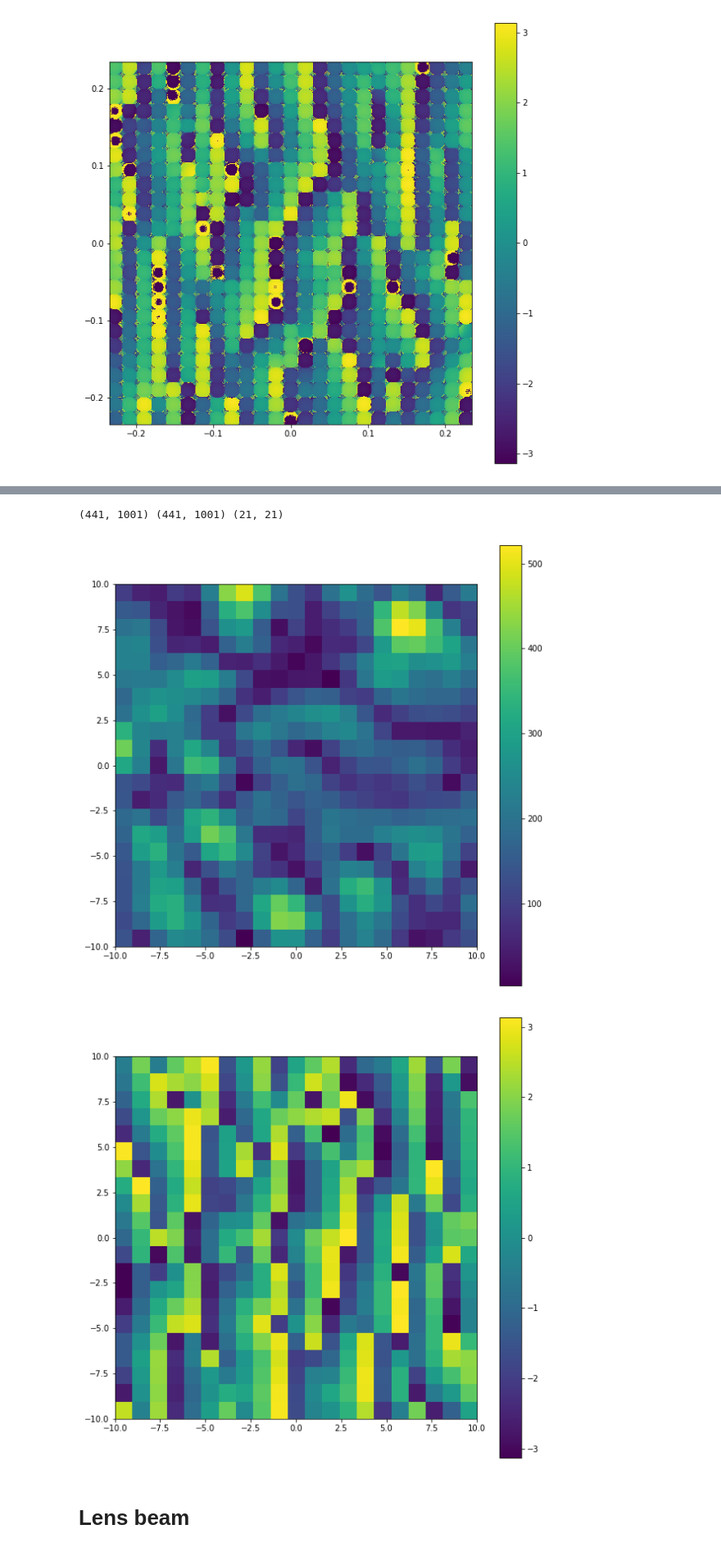
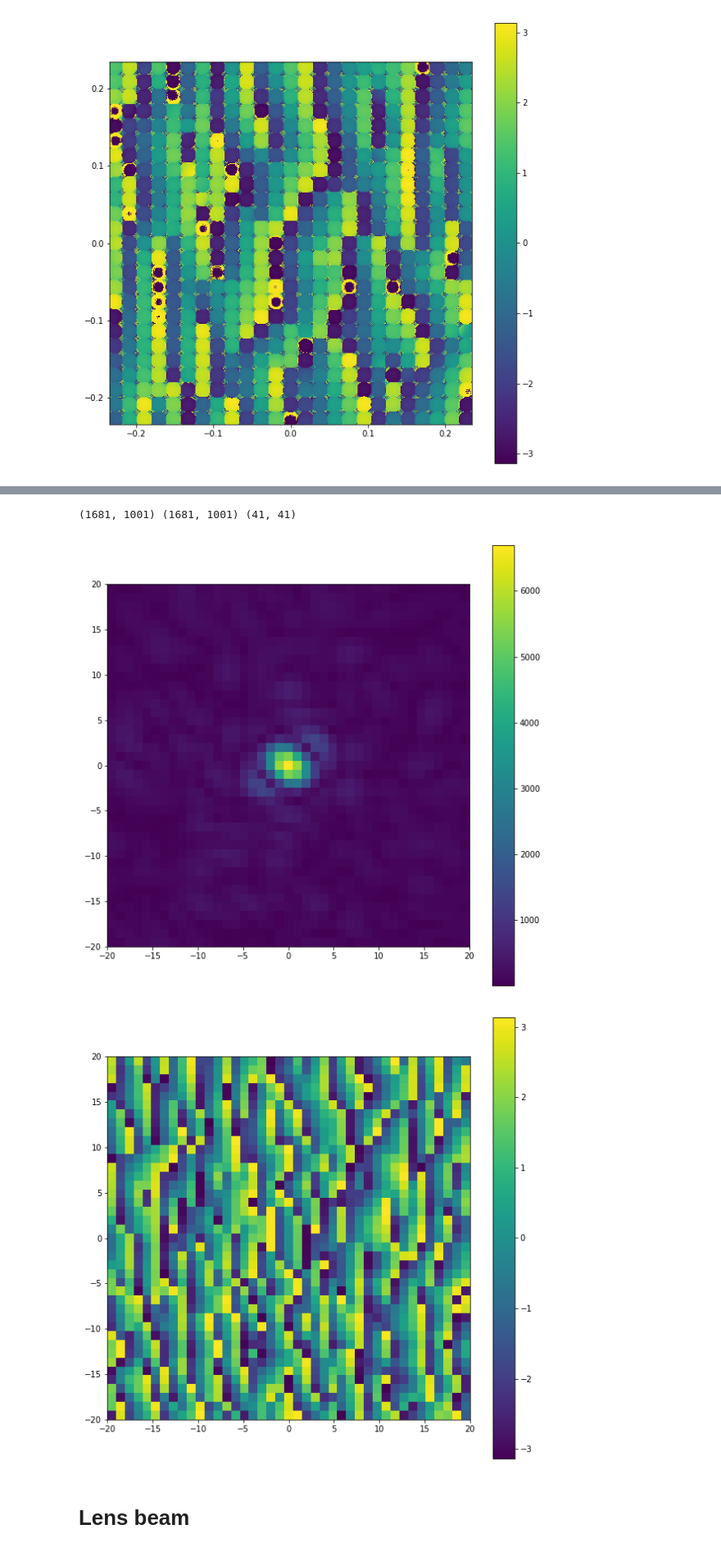
Before and after one commit to simply-nicky/cbc, a Jupyter notebook: prototyping/proto.ipynb, the cells around one changed output, grey strips where cells are left out. Shown at 82% size. Saved outputs shown, nothing was run; the diff lists cells and outputs as text; code cells hidden in the pictures.

```diff
--- a/prototyping/proto.ipynb
+++ b/prototyping/proto.ipynb
@@ -299,0 +291,21 @@ H, K = 10, 10
+# %%
+beam = cbc.BesselBeam(waist, wavelength)
+diff = cbc.Diff(beam=beam,
+                det_args=cbc.DetArgs(det_dist=det_dist, detNx=detNx, detNy=detNy, pix_size=pix_size),
+                cell_args=cbc.CellArgs.importpdb('4et8.pdb'),
+                lat_args=cbc.LatArgs(a=a, b=b, c=c, Nx=Nx, Ny=Ny, Nz=Nz))
+diff.move_lat([0.5 * a, 0.5 * b, 0.0])
+# %%
+diffres = diff.henry().pool()
+# %%
+res, kxs, kys = diffres.res, diffres.kxs, diffres.kys
+ints = np.abs(res)
+plt.figure(figsize=(10,10))
+plt.imshow(ints, extent=[-H,H,-K,K])
+plt.colorbar()
+plt.show()
+ang = np.angle(res)
+plt.figure(figsize=(10,10))
+plt.imshow(ang, extent=[-H,H,-K,K])
+plt.colorbar()
+plt.show()
@@ -300,7 +315,6 @@ H, K = 10, 10
 # %%
-gxs, gys = cbc.det_kouts(det_dist=1/wavelength, detNx=2*H+1, detNy=2*K+1, pix_size=1/a)
-ss = np.sqrt(gxs**2 + gys**2) / wavelength / 2e7
-gs = cbc.kout_parax(gxs.ravel(), gys.ravel())
+gs = np.stack((kxs.ravel(), kys.ravel(), -(kxs.ravel()**2 + kys.ravel()**2) / 2), axis=-1)
+ss = np.sqrt(gs*gs).sum(axis=-1) / wavelength / 2e7
 XS, YS, ZS, bs, elems = cbc.utils.pdb.importpdb('4et8.pdb')
 asfcoeffs = cbc.asf_coeffs(elems, bs, wavelength)
 asfs = asf_sum(ss.ravel(), asfcoeffs)
@@ -308,4 +322,4 @@ phs = phase(gs, XS, YS, ZS, wavelength)
 Fs = (asfs * phs).sum(axis=-1).reshape(gxs.shape)
 print(asfs.shape, phs.shape, Fs.shape)
 # %% [output]
-(441, 1001) (441, 1001) (21, 21)
+(1681, 1001) (1681, 1001) (41, 41)
@@ -314,16 +326,16 @@ lim = slice((detNx - int(gxs.max() / data[1].max() * detNx)) // 2, (detNx + int(
 # %%
 ints2 = np.abs(Fs)
 plt.figure(figsize=(10,10))
 plt.imshow(ints2, extent=[-H,H,-K,K])
 plt.colorbar()
 plt.show()
-ang3 = np.angle(Fs)
+ang2 = np.angle(Fs)
 plt.figure(figsize=(10,10))
-plt.imshow(ang4, extent=[-H,H,-K,K])
+plt.imshow(ang2, extent=[-H,H,-K,K])
 plt.colorbar()
 plt.show()
 # %% [output]
-[figure, old version]
+[figure, new version]
-[figure, old version]
+[figure, new version]
 # %% [markdown]
 # Lens beam
```
Also changed, not shown: parts of 17 cells of this notebook, 4 other files.
